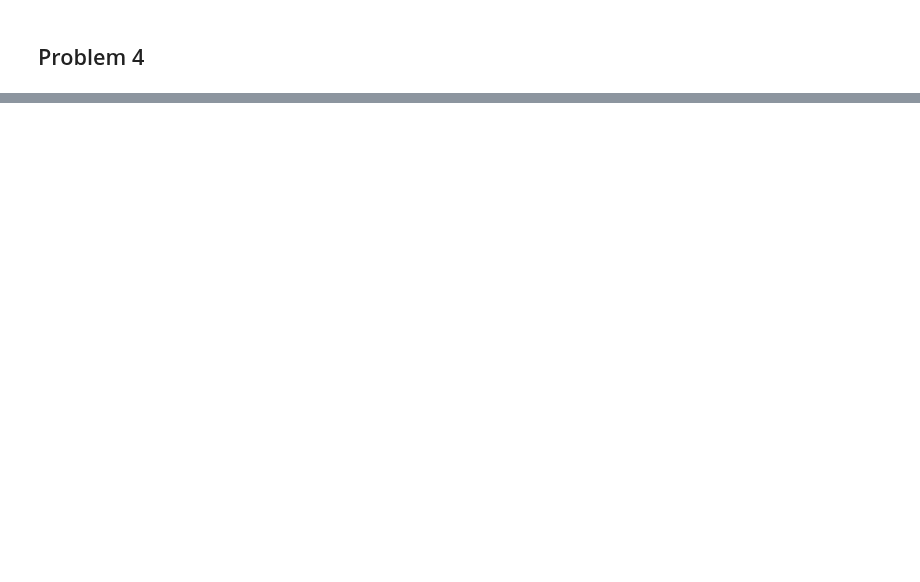
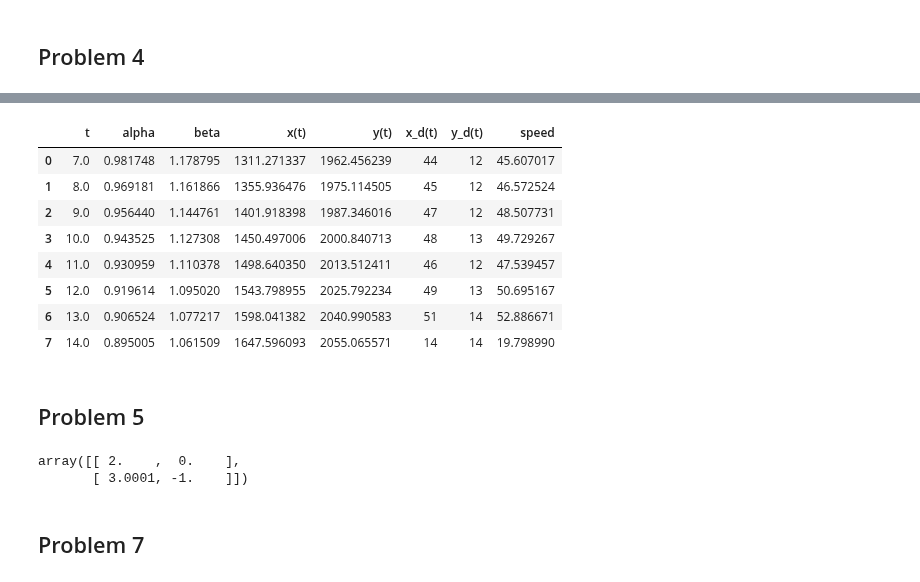
Before and after one commit to yongfeilu/persp-model-econ_w20, a Jupyter notebook: ProblemSets/PS2/PS2_(1)_Yongfei Lu.ipynb, the cells around one changed output, grey strips where cells are left out. Saved outputs shown, nothing was run; the diff lists cells and outputs as text; code cells hidden in the pictures; blank space fills up the shorter version.

```diff
--- a/ProblemSets/PS2/PS2_(1)_Yongfei Lu.ipynb
+++ b/ProblemSets/PS2/PS2_(1)_Yongfei Lu.ipynb
@@ -85,2 +87,9 @@ plt_abs_error(1)
 # %% [markdown]
 ## Problem 4
+# %%
+# load data
+import pandas as pd
+import os
+os.chdir('/Users/luyongfei/Desktop/2020 Winter UChi/Perspective/PS2')
+df = pd.DataFrame(np.load('plane.npy'), columns=['t', 'alpha', 'beta'])
+df
@@ -86,0 +106,5 @@ plt_abs_error(1)
+# %%
+# convert alpha and beta to radians
+df.alpha = np.deg2rad(df.alpha)
+df.beta = np.deg2rad(df.beta)
+df
@@ -86,0 +121,6 @@ plt_abs_error(1)
+# %%
+# compute the coordinates
+a = 500
+df['x(t)'] = a * np.tan(df.beta) / (np.tan(df.beta) - np.tan(df.alpha))
+df['y(t)'] = a * np.tan(df.beta) * np.tan(df.alpha) / (np.tan(df.beta) - np.tan(df.alpha))
+df
@@ -86,0 +137,19 @@ plt_abs_error(1)
+# %%
+# calculate the derivative of x(t) and y(t)
+df['x_d(t)'] = 0
+df['y_d(t)'] = 0
+
+# t = 7: forward difference quotient
+df['x_d(t)'][0] = df['x(t)'][1] - df['x(t)'][0]
+df['y_d(t)'][0] = df['y(t)'][1] - df['y(t)'][0]
+
+# t = 14: backward difference quotient
+df['x_d(t)'][7] = df['y(t)'][7] - df['y(t)'][6]
+df['y_d(t)'][7] = df['y(t)'][7] - df['y(t)'][6]
+
+# otherwise: centered difference quotient
+for t in range(1, 7):
+    df['x_d(t)'][t] = (df['x(t)'][t + 1] - df['x(t)'][t - 1]) / 2
+    df['y_d(t)'][t] = (df['y(t)'][t + 1] - df['y(t)'][t - 1]) / 2
+
+df
@@ -86,0 +183,16 @@ plt_abs_error(1)
+# %%
+# calculate the speed
+df['speed'] = np.sqrt(df['x_d(t)'] ** 2 + df['y_d(t)'] ** 2)
+df
+# %% [output]
+|  | t | alpha | beta | x(t) | y(t) | x_d(t) | y_d(t) | speed |
+| 0 | 7.0 | 0.981748 | 1.178795 | 1311.271337 | 1962.456239 | 44 | 12 | 45.607017 |
+| 1 | 8.0 | 0.969181 | 1.161866 | 1355.936476 | 1975.114505 | 45 | 12 | 46.572524 |
+| 2 | 9.0 | 0.956440 | 1.144761 | 1401.918398 | 1987.346016 | 47 | 12 | 48.507731 |
+| 3 | 10.0 | 0.943525 | 1.127308 | 1450.497006 | 2000.840713 | 48 | 13 | 49.729267 |
+| 4 | 11.0 | 0.930959 | 1.110378 | 1498.640350 | 2013.512411 | 46 | 12 | 47.539457 |
+| 5 | 12.0 | 0.919614 | 1.095020 | 1543.798955 | 2025.792234 | 49 | 13 | 50.695167 |
+| 6 | 13.0 | 0.906524 | 1.077217 | 1598.041382 | 2040.990583 | 51 | 14 | 52.886671 |
+| 7 | 14.0 | 0.895005 | 1.061509 | 1647.596093 | 2055.065571 | 14 | 14 | 19.798990 |
+# %% [markdown]
+## Problem 5
@@ -86,0 +212,12 @@ plt_abs_error(1)
+# %%
+x = sy.Symbol('x')
+y = sy.Symbol('y')
+funcs = [x ** 2, x ** 3 - y]
+pts = [1, 1]
+h = 0.01
+high_dim_diff(funcs, pts, h)
+# %% [output]
+array([[ 2.    ,  0.    ],
+       [ 3.0001, -1.    ]])
+# %% [markdown]
+## Problem 7
```
Also changed, not shown: parts of 10 cells of this notebook.
